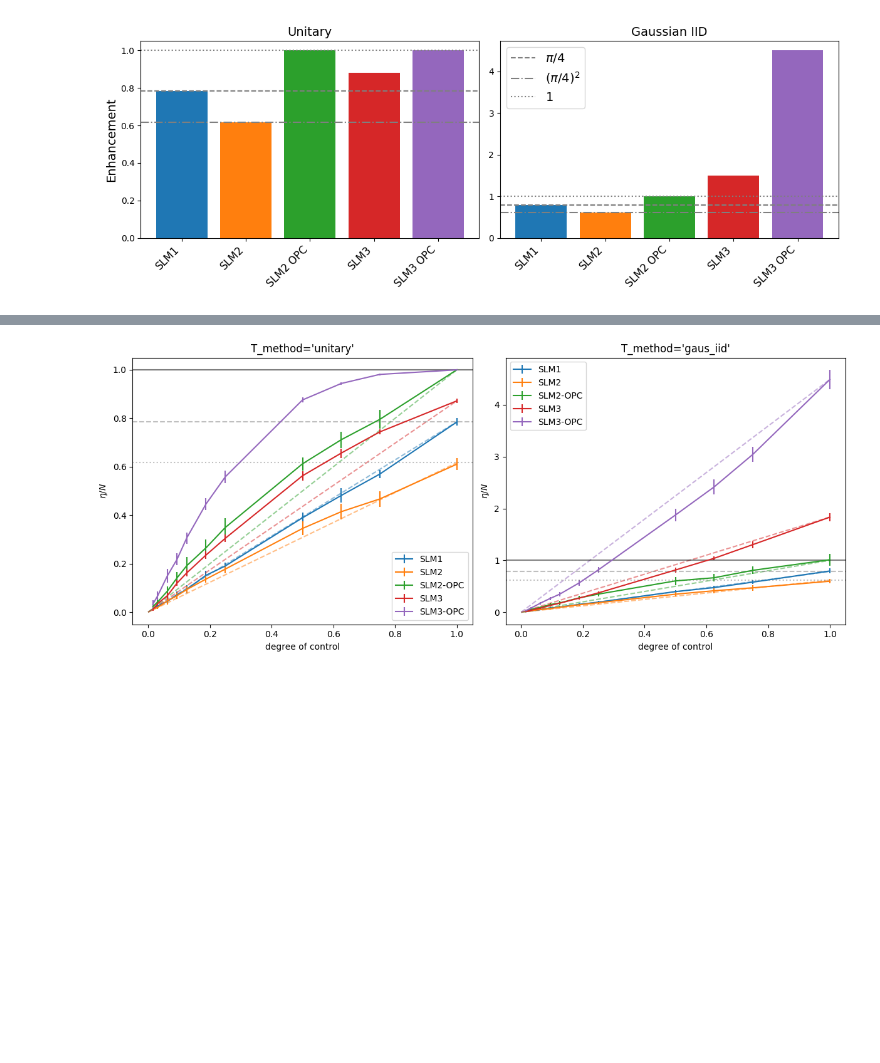
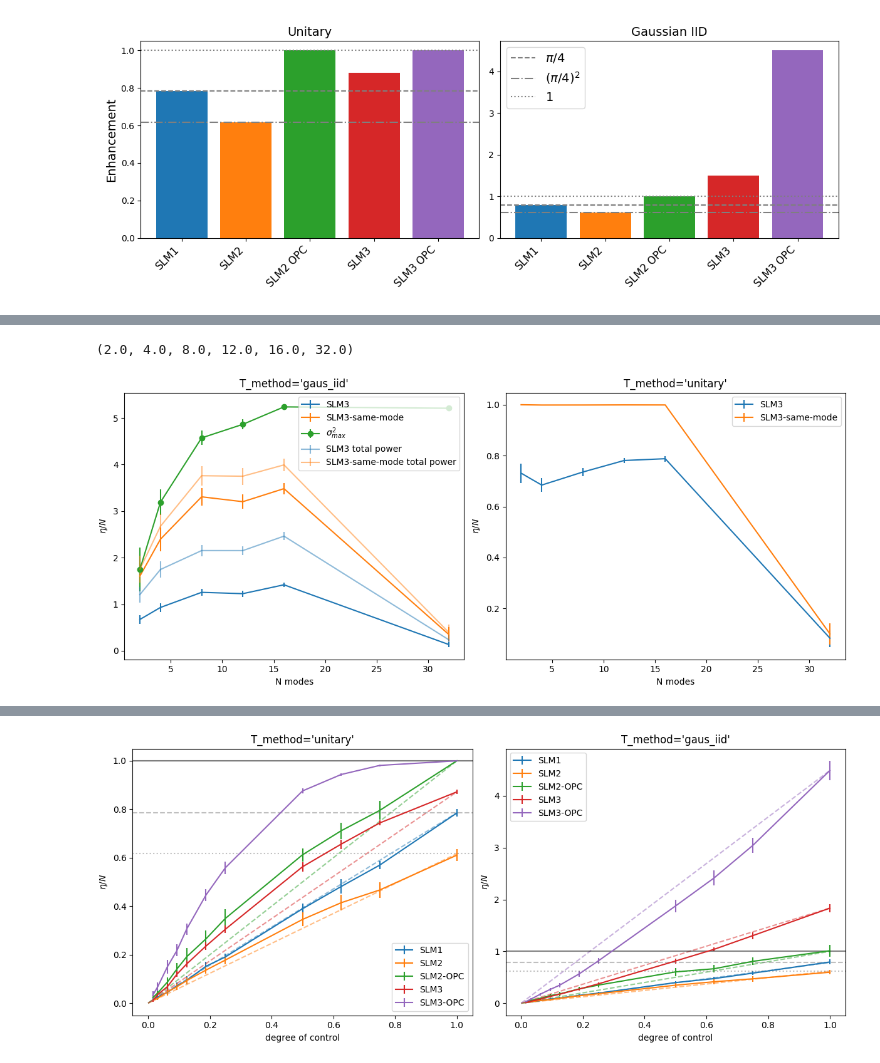
Before and after one commit to rubiaek/qwfs2, a Jupyter notebook: qwfs/view_plots.ipynb, the cells around one changed output, grey strips where cells are left out. Saved outputs shown, nothing was run; the diff lists cells and outputs as text; code cells hidden in the pictures; blank space fills up the shorter version.

```diff
--- a/qwfs/view_plots.ipynb
+++ b/qwfs/view_plots.ipynb
@@ -240,3 +289,0 @@ It is interesting to look at the total intensity at the crystal plane and at the
-# %%
-path = r"G:\My Drive\Projects\MPLC\results\simulations\2024_11_26_16_55_09_qwfs_long_with_analytic.npz"
-res = QWFSResult(path)
@@ -248,3 +289,0 @@ Sample of output distribution in crystal and in output planes:
-# %%
-i = 10
-show_I_out_I_middle(I_outs[i], I_middles[i])
@@ -285,10 +289,0 @@ And we get a distribution around $0.578\pm0.02$, which is worse than SLM2! But t
-# %%
-path = r"G:\My Drive\Projects\MPLC\results\simulations\2024_12_05_10_57_28_qwfs_slm3_N=256_100_tries_cost_conrast.npz"
-res = QWFSResult(path=path)
-I_outs, I_middles, I_focuss = get_slm3_intensities(res, T_method=T_method)
-res.show_scatterplots()
-res.print()
-# show_I_out_I_middle(I_outs[10], I_middles[10])
-# show_tot_energy_at_planes(I_middles, I_outs)
-effics3 = I_focuss / I_outs.sum(axis=1)
-show_effics(effics3)
@@ -327,3 +289,0 @@ So what happens with the SLM1 case? in that case it seems that optimizing for co
-# %%
-path = r"G:\My Drive\Projects\MPLC\results\simulations\2024_11_26_16_55_09_qwfs_long_with_analytic.npz"
-res = QWFSResult(path)
@@ -363,0 +292,61 @@ TODD: try it asd
+# %%
+paths = glob.glob(rf'{DATA_DIR}\N_dep\*_Nmodes_*')
+ress = [QWFSResult(path) for path in paths]
+Ns = np.array([re.findall('.*Nmodes_(\d+).npz', path)[0] for path in paths]).astype(float)
+Ns, ress = list(zip(*sorted(zip(Ns, ress), key=lambda pair: pair[0])))
+print(Ns)
+
+# TODO: colors similar to other figures
+
+fig, axes = plt.subplots(1, 2, constrained_layout=True, figsize=(12, 5))
+
+for ax, T_method in zip(axes, ress[0].T_methods[::-1]):
+    effs_SLM3 = np.zeros_like(Ns)
+    stds_SLM3 = np.zeros_like(Ns)
+    tot_I_outs_SLM3 = np.zeros_like(Ns)
+    tot_I_outs_std_SLM3 = np.zeros_like(Ns)
+    effs_SLM3_OPC = np.zeros_like(Ns)
+    stds_SLM3_OPC = np.zeros_like(Ns)
+    tot_I_outs_SLM3_OPC = np.zeros_like(Ns)
+    tot_I_outs_std_SLM3_OPC = np.zeros_like(Ns)
+    max_SVDs = np.zeros_like(Ns)
+    max_SVDs_std = np.zeros_like(Ns)
+
+    alg_ind = np.where(ress[0].algos == 'autograd-lbfgs')[0]
+    T_method_ind = np.where(ress[0].T_methods == T_method)[0]
+
+    for i, N in enumerate(Ns):
+        res = ress[i]
+        effs = res.results[T_method_ind, np.where(res.configs == 'SLM3')[0], :, alg_ind].squeeze()
+        effs_SLM3[i] = effs.mean(); stds_SLM3[i] = effs.std() / np.sqrt(res.results.shape[2])
+
+        tot_I_outs = res.tot_power_results[T_method_ind, np.where(res.configs == 'SLM3')[0], :, alg_ind].squeeze()
+        tot_I_outs_SLM3[i] = tot_I_outs.mean(); tot_I_outs_std_SLM3[i] = tot_I_outs.std() / np.sqrt(res.results.shape[2])
+
+        effs = res.results[T_method_ind, np.where(res.configs == 'SLM3-same-mode')[0], :, alg_ind].squeeze()
+        tot_I_outs = res.tot_power_results[T_method_ind, np.where(res.configs == 'SLM3-same-mode')[0], :, alg_ind].squeeze()
+        effs_SLM3_OPC[i] = effs.mean(); stds_SLM3_OPC[i] = effs.std() / np.sqrt(res.results.shape[2])
+        tot_I_outs_SLM3_OPC[i] = tot_I_outs.mean(); tot_I_outs_std_SLM3_OPC[i] = tot_I_outs.std() / np.sqrt(res.results.shape[2])
+
+        if T_method == 'gaus_iid':
+            T_method_no = np.where(ress[0].T_methods == 'gaus_iid')[0][0]
+            these_svds = res.max_SVDs[T_method_no::2]
+            max_SVDs[i] = these_svds.mean()**2
+            max_SVDs_std[i] = these_svds.std()**2
+
+    lines = ax.errorbar(Ns, effs_SLM3, stds_SLM3, label='SLM3')
+    lines_OPC = ax.errorbar(Ns, effs_SLM3_OPC, stds_SLM3_OPC, label='SLM3-same-mode')
+    if T_method == 'gaus_iid':
+        ax.errorbar(Ns, max_SVDs, max_SVDs_std, label=r'$\sigma_{max}^2$', marker='o')
+        ax.errorbar(Ns, tot_I_outs_SLM3, tot_I_outs_std_SLM3, label='SLM3 total power', color=lines[0].get_c(), alpha=0.5)
+        ax.errorbar(Ns, tot_I_outs_SLM3_OPC, tot_I_outs_std_SLM3_OPC, label='SLM3-same-mode total power', color=lines_OPC[0].get_c(), alpha=0.5)
+
+    ax.legend()
+    ax.set_xlabel('N modes')
+    ax.set_ylabel('$\eta/N$')
+    ax.set_title(f'{T_method=}')
+
+fig.savefig(r"G:\My Drive\Projects\ScalingQWFS\Paper\Figures\N_dependence.png")
+# %% [output]
+(2.0, 4.0, 8.0, 12.0, 16.0, 32.0)
+[figure, added]
```
Also changed, not shown: parts of 71 cells of this notebook, 1 other file.
